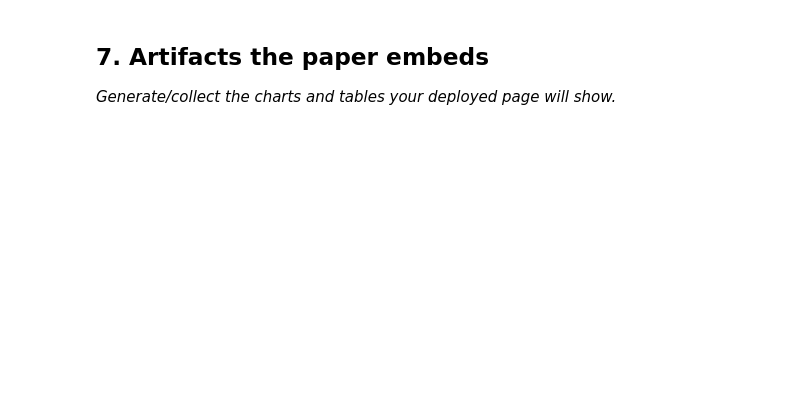
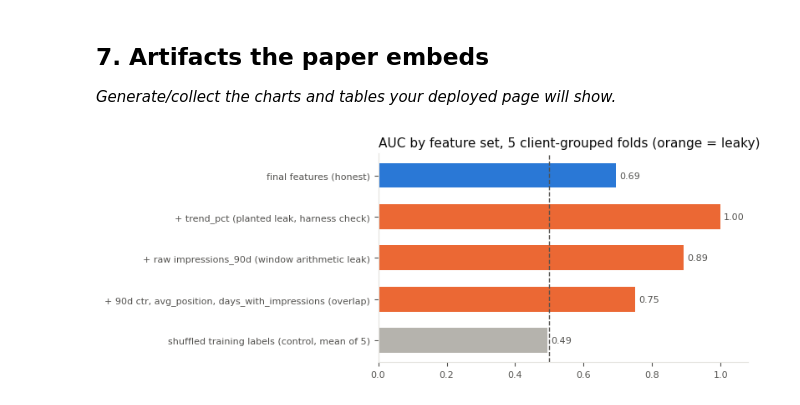
Before and after one commit to Prithvi-Satish/FlyRank-Project, a Jupyter notebook: work/notebooks/capstone.ipynb, the cells around one changed output. Saved outputs shown, nothing was run; the diff lists cells and outputs as text; code cells hidden in the pictures; blank space fills up the shorter version.

```diff
--- a/work/notebooks/capstone.ipynb
+++ b/work/notebooks/capstone.ipynb
@@ -32,3 +297,96 @@ This skeleton is yours to fill. Work the sections **in order** — each one has
 ## 7. Artifacts the paper embeds
 
 *Generate/collect the charts and tables your deployed page will show.*
+# %%
+"""Charts and tables the deployed page will show. Each chart has one message, written under it. Everything here is aggregate, so it can be committed (only the csv queue stays local)."""
+
+out_dir, fig_dir = Path("../outputs"), Path("../figures")
+out_dir.mkdir(exist_ok=True)
+fig_dir.mkdir(exist_ok=True)
+INK, MUTED, GRID, BLUE, ORANGE, GRAY = "#0b0b0b", "#52514e", "#e4e3df", "#2a78d6", "#eb6834", "#b5b3ad"
+
+def tidy(ax):
+    ax.tick_params(colors=MUTED, labelsize=8)
+    for side in ["top", "right"]:
+        ax.spines[side].set_visible(False)
+    for side in ["left", "bottom"]:
+        ax.spines[side].set_color(GRID)
+
+# chart 1: the leak chart, honest vs leaky feature sets
+fig, ax = plt.subplots(figsize=(8, 3.2))
+names = list(leak_table.index)[::-1]
+vals = leak_table["AUC"].to_numpy()[::-1]
+colors = [BLUE if n.startswith("final") else (GRAY if n.startswith("shuffled") else ORANGE) for n in names]
+ax.barh(names, vals, color=colors, height=0.6)
+for i, v in enumerate(vals):
+    ax.text(v + 0.01, i, f"{v:.2f}", va="center", fontsize=8, color=MUTED)
+ax.axvline(0.5, color=MUTED, linestyle="--", linewidth=1)
+ax.set_xlim(0, 1.08)
+ax.set_title("AUC by feature set, 5 client-grouped folds (orange = leaky)", loc="left", fontsize=11, color=INK)
+tidy(ax)
+fig.tight_layout()
+fig.savefig(fig_dir / "capstone_leakage.png", dpi=130)
+plt.show()
+leaky = leak_table.loc[[n for n in leak_table.index if n.startswith("+")], "AUC"]
+print(f"message: every feature set that touches the label window scores higher (AUC {leaky.min():.2f}-{leaky.max():.2f}), but every one of those gains comes from peeking into the label window, which a real queue on day -30 cant do. "
+      f"the honest set sits at {leak_table.loc['final features (honest)', 'AUC']:.2f}, shuffled labels at {leak_table.loc['shuffled training labels (control, mean of 5)', 'AUC']:.2f}.")
+
+# chart 2: precision@K, model vs rule vs base rate
+ks = [10, 20, 30, 50, 75, 100, 150, 200, 300]
+curve = {"model": np.mean([[lf.precision_at_k(y[b], oof[b], k) for k in ks] for a, b in folds], axis=0),
+         "rule": np.mean([[lf.precision_at_k(y[b], rule_score[b], k) for k in ks] for a, b in folds], axis=0),
+         "base rate": np.mean([[y[b].mean()] * len(ks) for a, b in folds], axis=0)}
+fig, ax = plt.subplots(figsize=(8, 4))
+ax.plot(ks, curve["model"], color=BLUE, linewidth=2, marker="o", markersize=5, label="model")
+ax.plot(ks, curve["rule"], color=ORANGE, linewidth=2, marker="o", markersize=5, label="rule")
+ax.plot(ks, curve["base rate"], color=MUTED, linewidth=1, linestyle="--", label="base rate")
+for name, color in [("model", INK), ("rule", INK), ("base rate", MUTED)]:
+    ax.text(ks[-1] + 8, curve[name][-1], name, color=color, va="center", fontsize=9)
+ax.set_xlim(0, ks[-1] + 60)
+ax.set_ylim(0.4, 1.0)
+ax.set_xlabel("top K pages reviewed (per held-out fold)", color=MUTED, fontsize=9)
+ax.set_title("Share of top-K picks that declined, mean of 5 client-grouped folds", loc="left", fontsize=11, color=INK)
+ax.grid(axis="y", color=GRID, linewidth=0.6)
+ax.legend(loc="lower left", frameon=False, fontsize=8)
+tidy(ax)
+fig.tight_layout()
+fig.savefig(fig_dir / "capstone_precision_at_k.png", dpi=130)
+plt.show()
+print(f"message: at every K the model's picks decline more often than the rule's ({curve['model'][3]:.2f} vs {curve['rule'][3]:.2f} at K=50), and both sit well above the {curve['base rate'][0]:.0%} base rate.")
+
+abstract = (f"Which of a client's pages are about to lose search visibility, and can we rank them before it happens? "
+            f"Using an anonymized slice of {len(df):,} pages from {df['client_id'].nunique()} clients, we predicted whether a page's impressions would fall 20% or more in the next 30 days using only information available before that window. "
+            f"A logistic regression was compared against a transparent 0-4 point rule on 5 client-grouped folds, after showing that the 90 day totals the starter pipeline relies on overlap the label window (adding one of them lifts AUC from {leak_table.loc['final features (honest)', 'AUC']:.2f} to {leak_table.loc['+ raw impressions_90d (window arithmetic leak)', 'AUC']:.2f} without any real skill). "
+            f"The model's top 50 picks per fold declined {lr_f['P@50'].mean():.0%} of the time (+-{lr_f['P@50'].std():.0%}) versus {rule_f['P@50'].mean():.0%} for the rule and a {y.mean():.0%} base rate, and inside a client its top 10 averaged {lift['model top 10'].mean():.0%} versus a {lift['client base rate'].mean():.0%} client base rate. "
+            f"The output is a per-client review queue with reason codes, meant as decision-support for where editors look first, not as a forecast of rankings or evidence that refreshing works.")
+print("\nABSTRACT (written last, goes first on the page):\n" + abstract)
+
+md = ["# Capstone results (generated by work/notebooks/capstone.ipynb)", "", "## Abstract", "", abstract, "",
+      "## Results, 5-fold grouped by client (mean +- std)", "", "| method | P@20 | P@50 | P@200 | AUC | base rate |", "|---|---:|---:|---:|---:|---:|"]
+md += [f"| {m} | {r['P@20']} | {r['P@50']} | {r['P@200']} | {r['AUC']} | {r['base rate']} |" for m, r in results.iterrows()]
+md += ["", "## Leakage checks (AUC / P@50, 5-fold grouped)", "", "| feature set | AUC | P@50 |", "|---|---:|---:|"]
+md += [f"| {n} | {r['AUC']:.3f} | {r['P@50']:.3f} |" for n, r in leak_table.iterrows()]
+md += ["", "## Confidence bands (hindsight, out-of-fold)", "", "| band | declined | pages |", "|---|---:|---:|"]
+md += [f"| {b} | {r['declined']:.3f} | {int(r['pages']):,} |" for b, r in bands.iterrows()]
+md += ["", f"Random 80/20 row split for comparison: AUC {rand_auc:.3f}, P@50 {rand_p50:.2f}.",
+       f"Within-client top 10 ({len(lift)} clients with 50+ pages): model {lift['model top 10'].mean():.2f}, rule {lift['rule top 10'].mean():.2f}, client base rate {lift['client base rate'].mean():.2f}.",
+       f"Seeds: {lf.SEED}. pandas {pd.__version__}, numpy {np.__version__}, scikit-learn {sklearn.__version__}."]
+(out_dir / "capstone_results.md").write_text("\n".join(md) + "\n", encoding="utf-8")
+
+queue.drop(columns=["client_id"]).to_csv(out_dir / "capstone_queue.csv", index=False)
+
+print("""
+REPRODUCE FROM A FRESH CLONE
+  pip install -r requirements.txt
+  run in order (top to bottom): w03_data_contract, w03_feature_leakage_check (writes work/scripts/lane_features.py),
+  w04_signal_audit, w04_baseline_score (writes work/scripts/lane_baseline.py), w05_model, w06_validation_audit,
+  w07_action_playbook, capstone. both .py files are committed, so the capstone also runs on its own.
+  seed 42 everywhere.
+
+ARTIFACTS FOR THE PAGE""")
+for p in sorted(fig_dir.glob("*.png")) + [out_dir / "capstone_results.md", out_dir / "precision_at_k_table.md", out_dir / "playbook_summary.json", out_dir / "capstone_queue.csv"]:
+    if p.exists():
+        print(f"  {p}  ({p.stat().st_size / 1024:,.0f} KB){'  <- local only, gitignored' if p.suffix == '.csv' else ''}")
+print("\ndata credit: FlyRank anonymized content-performance starter slice (data/raw/content_refresh_anonymized.csv), used under DATA_USE.md.")
+# %% [output]
+[figure, added]
```
Also changed, not shown: parts of 8 cells of this notebook, 19 other files.
